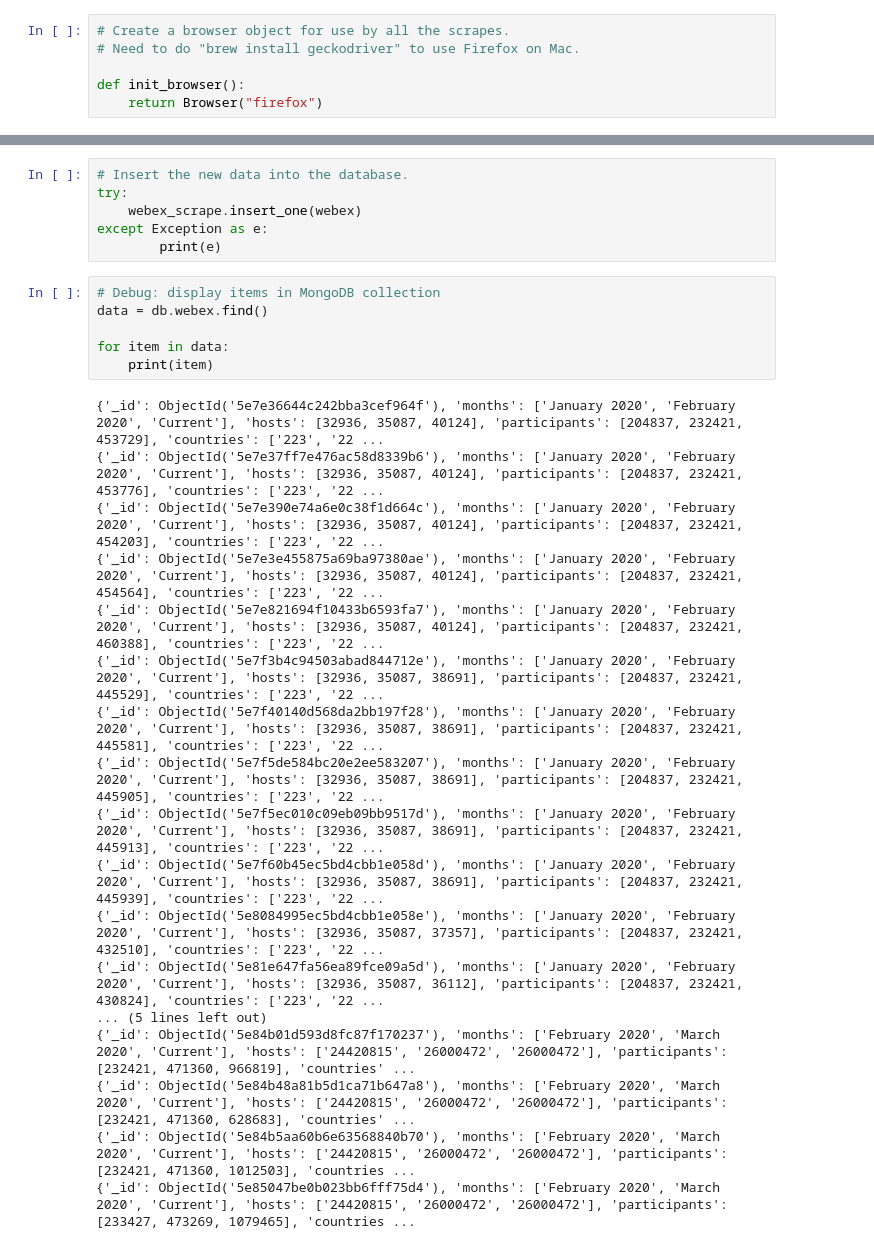
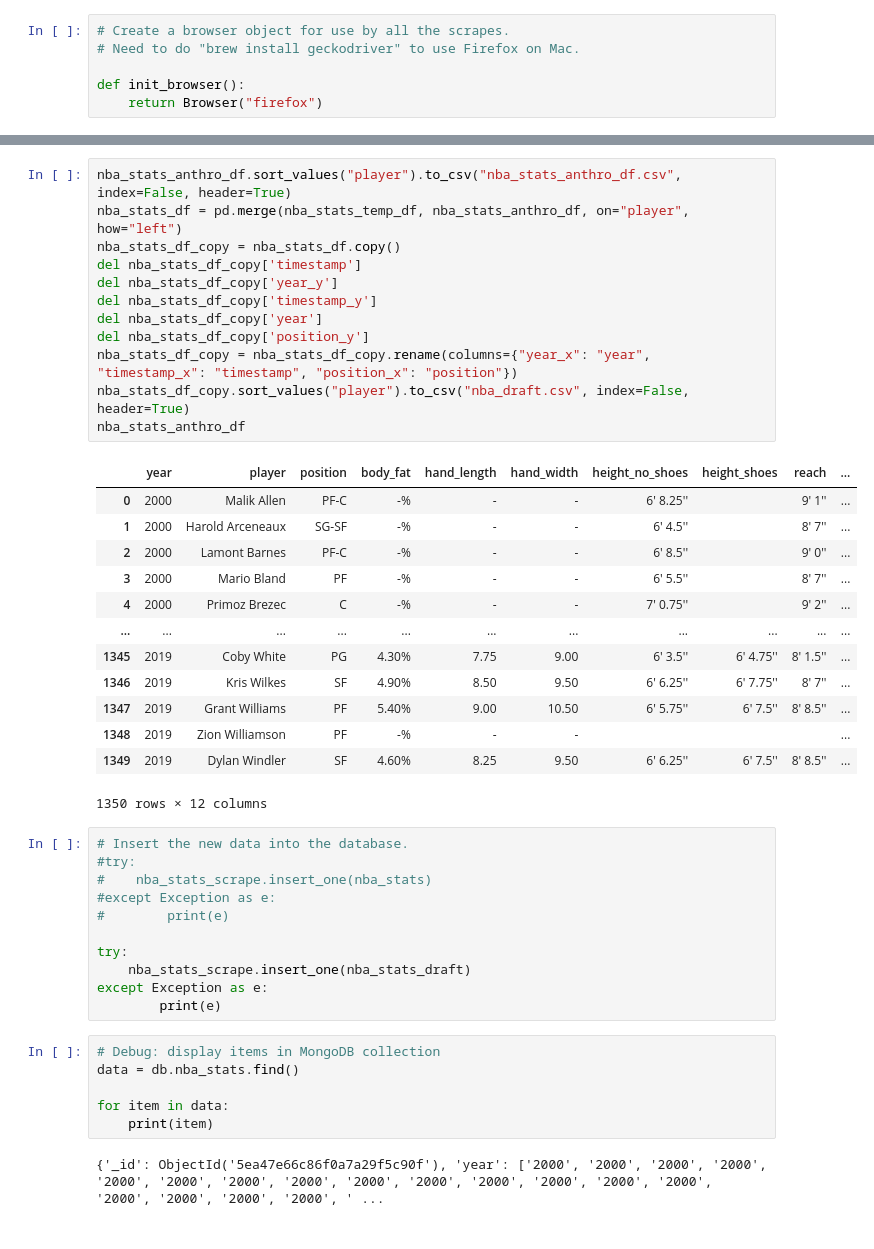
Before and after one commit to plowden/project3, a Jupyter notebook: internet_scrape.ipynb, the cells around one changed output, grey strips where cells are left out. Saved outputs shown, nothing was run; the diff lists cells and outputs as text.

```diff
--- a/internet_scrape.ipynb
+++ b/internet_scrape.ipynb
@@ -202,30 +429,45 @@ timestamp: 04/01/20 21:08:00
+# %%
+nba_stats_anthro_df.sort_values("player").to_csv("nba_stats_anthro_df.csv", index=False, header=True)
+nba_stats_df = pd.merge(nba_stats_temp_df, nba_stats_anthro_df, on="player", how="left")
+nba_stats_df_copy = nba_stats_df.copy()
+del nba_stats_df_copy['timestamp']
+del nba_stats_df_copy['year_y']
+del nba_stats_df_copy['timestamp_y']
+del nba_stats_df_copy['year']
+del nba_stats_df_copy['position_y']
+nba_stats_df_copy = nba_stats_df_copy.rename(columns={"year_x": "year", "timestamp_x": "timestamp", "position_x": "position"})
+nba_stats_df_copy.sort_values("player").to_csv("nba_draft.csv", index=False, header=True)
+nba_stats_anthro_df
+# %% [output]
+|  | year | player | position | body_fat | hand_length | hand_width | height_no_shoes | height_shoes | reach | ... |
+| 0 | 2000 | Malik Allen | PF-C | -% | - | - | 6' 8.25'' |  | 9' 1'' | ... |
+| 1 | 2000 | Harold Arceneaux | SG-SF | -% | - | - | 6' 4.5'' |  | 8' 7'' | ... |
+| 2 | 2000 | Lamont Barnes | PF-C | -% | - | - | 6' 8.5'' |  | 9' 0'' | ... |
+| 3 | 2000 | Mario Bland | PF | -% | - | - | 6' 5.5'' |  | 8' 7'' | ... |
+| 4 | 2000 | Primoz Brezec | C | -% | - | - | 7' 0.75'' |  | 9' 2'' | ... |
+| ... | ... | ... | ... | ... | ... | ... | ... | ... | ... | ... |
+| 1345 | 2019 | Coby White | PG | 4.30% | 7.75 | 9.00 | 6' 3.5'' | 6' 4.75'' | 8' 1.5'' | ... |
+| 1346 | 2019 | Kris Wilkes | SF | 4.90% | 8.50 | 9.50 | 6' 6.25'' | 6' 7.75'' | 8' 7'' | ... |
+| 1347 | 2019 | Grant Williams | PF | 5.40% | 9.00 | 10.50 | 6' 5.75'' | 6' 7.5'' | 8' 8.5'' | ... |
+| 1348 | 2019 | Zion Williamson | PF | -% | - | - |  |  |  | ... |
+| 1349 | 2019 | Dylan Windler | SF | 4.60% | 8.25 | 9.50 | 6' 6.25'' | 6' 7.5'' | 8' 8.5'' | ... |
+1350 rows × 12 columns
 # %%
 # Insert the new data into the database.
+#try:
+#    nba_stats_scrape.insert_one(nba_stats)
+#except Exception as e:
+#        print(e)
+
 try:
-    webex_scrape.insert_one(webex)
+    nba_stats_scrape.insert_one(nba_stats_draft)
 except Exception as e:
         print(e)
 # %%
 # Debug: display items in MongoDB collection
-data = db.webex.find()
+data = db.nba_stats.find()
 
 for item in data:
     print(item)
 # %% [output]
-{'_id': ObjectId('5e7e36644c242bba3cef964f'), 'months': ['January 2020', 'February 2020', 'Current'], 'hosts': [32936, 35087, 40124], 'participants': [204837, 232421, 453729], 'countries': ['223', '22 ...
-{'_id': ObjectId('5e7e37ff7e476ac58d8339b6'), 'months': ['January 2020', 'February 2020', 'Current'], 'hosts': [32936, 35087, 40124], 'participants': [204837, 232421, 453776], 'countries': ['223', '22 ...
-{'_id': ObjectId('5e7e390e74a6e0c38f1d664c'), 'months': ['January 2020', 'February 2020', 'Current'], 'hosts': [32936, 35087, 40124], 'participants': [204837, 232421, 454203], 'countries': ['223', '22 ...
-{'_id': ObjectId('5e7e3e455875a69ba97380ae'), 'months': ['January 2020', 'February 2020', 'Current'], 'hosts': [32936, 35087, 40124], 'participants': [204837, 232421, 454564], 'countries': ['223', '22 ...
-{'_id': ObjectId('5e7e821694f10433b6593fa7'), 'months': ['January 2020', 'February 2020', 'Current'], 'hosts': [32936, 35087, 40124], 'participants': [204837, 232421, 460388], 'countries': ['223', '22 ...
-{'_id': ObjectId('5e7f3b4c94503abad844712e'), 'months': ['January 2020', 'February 2020', 'Current'], 'hosts': [32936, 35087, 38691], 'participants': [204837, 232421, 445529], 'countries': ['223', '22 ...
-{'_id': ObjectId('5e7f40140d568da2bb197f28'), 'months': ['January 2020', 'February 2020', 'Current'], 'hosts': [32936, 35087, 38691], 'participants': [204837, 232421, 445581], 'countries': ['223', '22 ...
-{'_id': ObjectId('5e7f5de584bc20e2ee583207'), 'months': ['January 2020', 'February 2020', 'Current'], 'hosts': [32936, 35087, 38691], 'participants': [204837, 232421, 445905], 'countries': ['223', '22 ...
-{'_id': ObjectId('5e7f5ec010c09eb09bb9517d'), 'months': ['January 2020', 'February 2020', 'Current'], 'hosts': [32936, 35087, 38691], 'participants': [204837, 232421, 445913], 'countries': ['223', '22 ...
-{'_id': ObjectId('5e7f60b45ec5bd4cbb1e058d'), 'months': ['January 2020', 'February 2020', 'Current'], 'hosts': [32936, 35087, 38691], 'participants': [204837, 232421, 445939], 'countries': ['223', '22 ...
-{'_id': ObjectId('5e8084995ec5bd4cbb1e058e'), 'months': ['January 2020', 'February 2020', 'Current'], 'hosts': [32936, 35087, 37357], 'participants': [204837, 232421, 432510], 'countries': ['223', '22 ...
-{'_id': ObjectId('5e81e647fa56ea89fce09a5d'), 'months': ['January 2020', 'February 2020', 'Current'], 'hosts': [32936, 35087, 36112], 'participants': [204837, 232421, 430824], 'countries': ['223', '22 ...
-... (5 lines left out)
-{'_id': ObjectId('5e84b01d593d8fc87f170237'), 'months': ['February 2020', 'March 2020', 'Current'], 'hosts': ['24420815', '26000472', '26000472'], 'participants': [232421, 471360, 966819], 'countries' ...
-{'_id': ObjectId('5e84b48a81b5d1ca71b647a8'), 'months': ['February 2020', 'March 2020', 'Current'], 'hosts': ['24420815', '26000472', '26000472'], 'participants': [232421, 471360, 628683], 'countries' ...
-{'_id': ObjectId('5e84b5aa60b6e63568840b70'), 'months': ['February 2020', 'March 2020', 'Current'], 'hosts': ['24420815', '26000472', '26000472'], 'participants': [232421, 471360, 1012503], 'countries ...
-{'_id': ObjectId('5e85047be0b023bb6fff75d4'), 'months': ['February 2020', 'March 2020', 'Current'], 'hosts': ['24420815', '26000472', '26000472'], 'participants': [233427, 473269, 1079465], 'countries ...
+{'_id': ObjectId('5ea47e66c86f0a7a29f5c90f'), 'year': ['2000', '2000', '2000', '2000', '2000', '2000', '2000', '2000', '2000', '2000', '2000', '2000', '2000', '2000', '2000', '2000', '2000', '2000', ' ...
```
Also changed, not shown: parts of 22 cells of this notebook, 1 other file.
